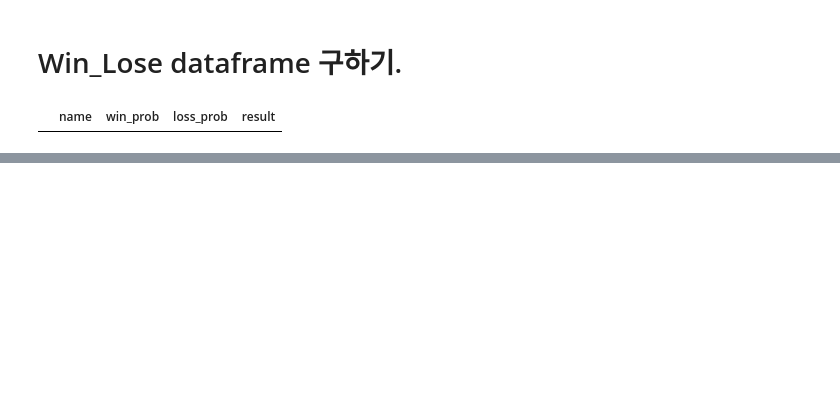
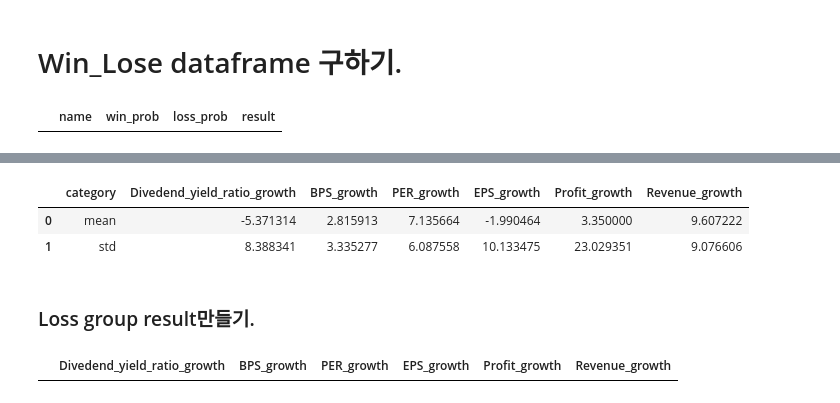
Before and after one commit to seunghakbae/Algorithm_Trading, a Jupyter notebook: Machine_learning_applied.ipynb, the cells around one changed output, grey strips where cells are left out. Cells and saved outputs as stored; diff of their text form; code cells hidden in the pictures; blank space fills up the shorter version.

```diff
--- a/Machine_learning_applied.ipynb
+++ b/Machine_learning_applied.ipynb
@@ -251,0 +292,20 @@ len(wrong_guess)
+# %%
+# 각각 자리에 넣기.
+win_group_result.loc[0] = mean_list
+win_group_result.loc[1] = std_list
+# %%
+# cateogry column만들기.
+win_group_result['category'] = ['mean', 'std']
+# %%
+# column에 category만들기.
+columns.insert(0,'category')
+# %%
+win_group_result = win_group_result[columns]
+# %%
+win_group_result
+# %% [output]
+|  | category | Divedend_yield_ratio_growth | BPS_growth | PER_growth | EPS_growth | Profit_growth | Revenue_growth |
+| 0 | mean | -5.371314 | 2.815913 | 7.135664 | -1.990464 | 3.350000 | 9.607222 |
+| 1 | std | 8.388341 | 3.335277 | 6.087558 | 10.133475 | 23.029351 | 9.076606 |
+# %% [markdown]
+### Loss group result만들기.
@@ -251,0 +323,4 @@ len(wrong_guess)
+# %%
+lose_group_result
+# %% [output]
+|  | Divedend_yield_ratio_growth | BPS_growth | PER_growth | EPS_growth | Profit_growth | Revenue_growth |
```
Also changed, not shown: parts of 44 cells of this notebook, 4 other files.
